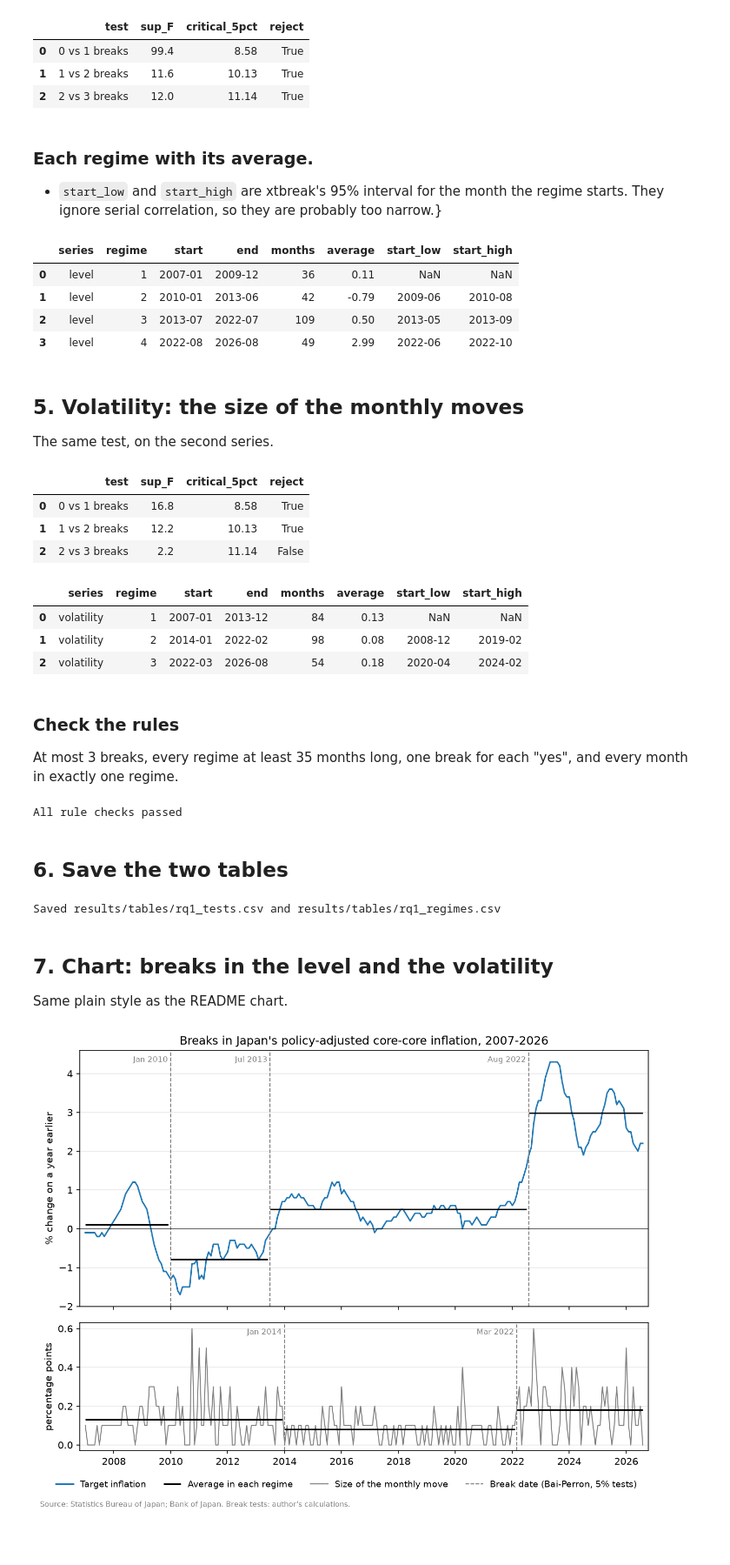
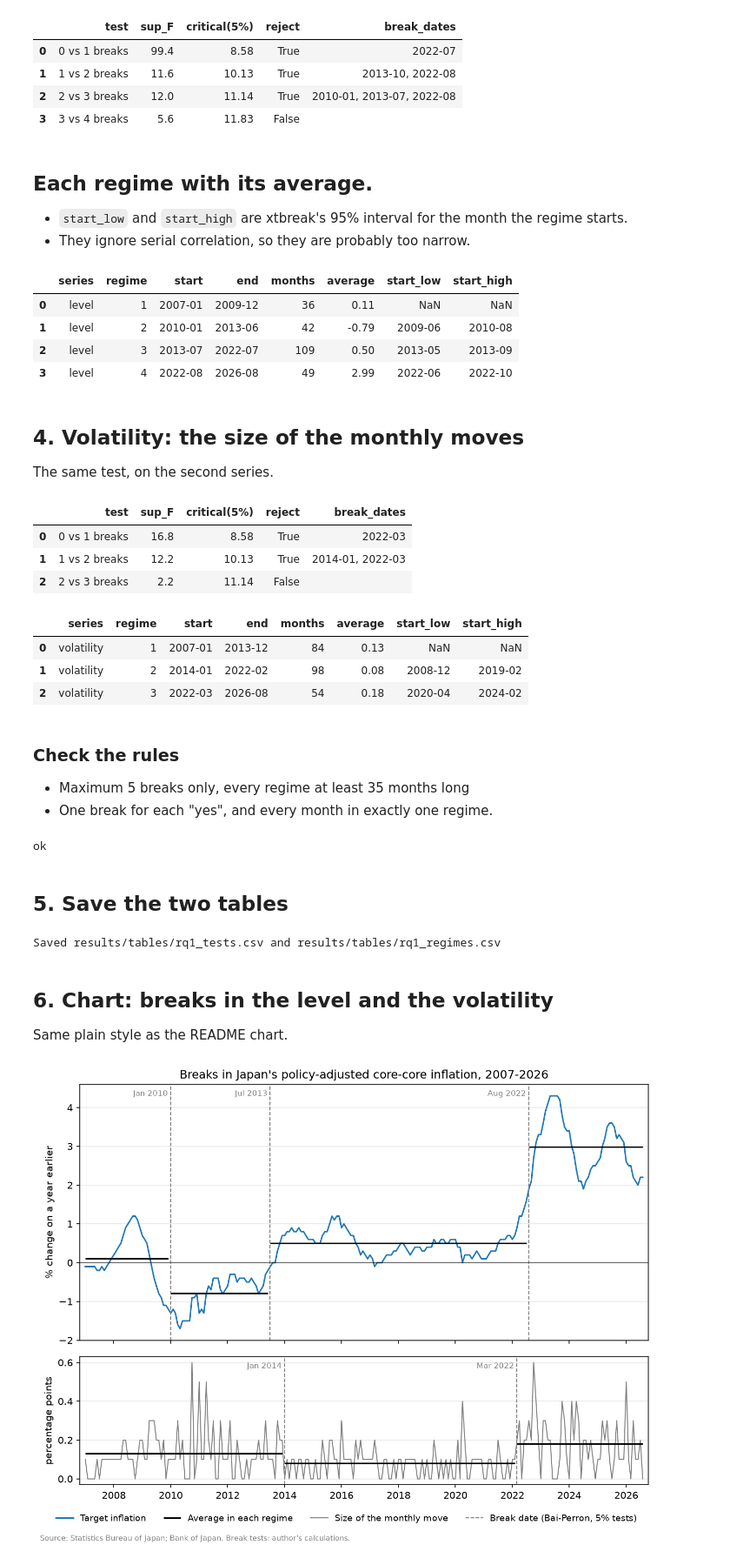
Before and after one commit to tay27890123/japan-inflation-regime-paper, a Jupyter notebook: notebooks/02_rq1_breaks.ipynb, the cells around one changed output. Shown at 87% size. Saved outputs shown, nothing was run; the diff lists cells and outputs as text; code cells hidden in the pictures; blank space fills up the shorter version.

```diff
--- a/notebooks/02_rq1_breaks.ipynb
+++ b/notebooks/02_rq1_breaks.ipynb
@@ -21,9 +22,9 @@ FIGURES = ROOT / "results" / "figures"
 START = "2007-01"
 TRIM = 0.15     # each regime at least 15% of the sample
 HAC_LAGS = 12   # neighbouring YoY rates share 11 months
-MAX_BREAKS = 3
+MAX_BREAKS = 5  # we only have 236 months,so 5 breaks is the most we can test in 15% trimming rules.
 # 5% critical values for "one more break?" (sup-F(l+1|l)), testing a change in the
 # average only, 15% trimming. Source: Bai and Perron (2003), Econometrics Journal 6.
-CRITICAL_5PCT = {1: 8.58, 2: 10.13, 3: 11.14}
+CRITICAL_5PCT = {1: 8.58, 2: 10.13, 3: 11.14, 4: 11.83, 5: 12.25}
 # %% [markdown]
 ## 1. The data
@@ -61,11 +62,0 @@ data[["month", "level", "volatility"]].head()
-# %%
-def chow_f(y, k):
-    """Chow test for a change in the average at position k, with HAC errors."""
-    dummy = (np.arange(len(y)) >= k).astype(float)
-    fit = OLS(y, add_constant(dummy)).fit(cov_type="HAC", cov_kwds={"maxlags": HAC_LAGS})
-    return fit.tvalues[1] ** 2
-
-
-y = data["level"].to_numpy()
-k = months.index("2022-07")  # position of July 2022
-print("Chow F at Jul 2022:", round(chow_f(y, k), 1))
@@ -142,33 +153,38 @@ ok passed
 # %%
 def find_breaks(y):
     """Bai-Perron sequential test: add one break at a time while the test says yes."""
     breaks, tests = [], []
     for l in range(MAX_BREAKS):
         # Split at the current breaks and test each regime for one more break
         edges = [0] + [b[0] for b in breaks] + [len(y)]
         stat = 0.0
         for a, b in zip(edges[:-1], edges[1:]):
             if b - a >= 2 * MIN_LEN:  # only regimes long enough to split
                 stat = max(stat, sup_f(y[a:b], MIN_LEN)[0])
         crit = CRITICAL_5PCT[l + 1]
-        tests.append({"test": f"{l} vs {l + 1} breaks", "sup_F": round(stat, 1),
-                      "critical_5pct": crit, "reject": stat > crit})
+        row = {"test": f"{l} vs {l + 1} breaks", "sup_F": round(stat, 1),
+               "critical(5%)": crit, "reject": stat > crit, "break_dates": ""}
+        tests.append(row)
         if stat <= crit:
             break
         breaks = best_breaks(y, l + 1)
+        # The dates of all breaks after this round (each is the first month of a new regime)
+        row["break_dates"] = ", ".join(months[b[0]] for b in breaks)
     return breaks, tests
 
 
 breaks, tests = find_breaks(y)
 pd.DataFrame(tests)
 # %% [output]
-|  | test | sup_F | critical_5pct | reject |
-| 0 | 0 vs 1 breaks | 99.4 | 8.58 | True |
-| 1 | 1 vs 2 breaks | 11.6 | 10.13 | True |
-| 2 | 2 vs 3 breaks | 12.0 | 11.14 | True |
+|  | test | sup_F | critical(5%) | reject | break_dates |
+| 0 | 0 vs 1 breaks | 99.4 | 8.58 | True | 2022-07 |
+| 1 | 1 vs 2 breaks | 11.6 | 10.13 | True | 2013-10, 2022-08 |
+| 2 | 2 vs 3 breaks | 12.0 | 11.14 | True | 2010-01, 2013-07, 2022-08 |
+| 3 | 3 vs 4 breaks | 5.6 | 11.83 | False |  |
 # %% [markdown]
-### Each regime with its average.
-- `start_low` and `start_high` are xtbreak's 95% interval for the month the regime starts. They ignore serial correlation, so they are probably too narrow.}
+## Each regime with its average.
+- `start_low` and `start_high` are xtbreak's 95% interval for the month the regime starts.
+- They ignore serial correlation, so they are probably too narrow.
 # %%
 def regime_table(name, y, breaks):
     """One row per regime: first and last month, length, average, 95% interval for its start."""
@@ -192,7 +208,7 @@ pd.DataFrame(level_regimes)
 | 2 | level | 3 | 2013-07 | 2022-07 | 109 | 0.50 | 2013-05 | 2013-09 |
 | 3 | level | 4 | 2022-08 | 2026-08 | 49 | 2.99 | 2022-06 | 2022-10 |
 # %% [markdown]
-## 5. Volatility: the size of the monthly moves
+## 4. Volatility: the size of the monthly moves
 
 The same test, on the second series.
 # %%
@@ -203,10 +219,10 @@ volatility_regimes = regime_table("volatility", v, v_breaks)
 display(pd.DataFrame(v_tests))
 pd.DataFrame(volatility_regimes)
 # %% [output]
-|  | test | sup_F | critical_5pct | reject |
-| 0 | 0 vs 1 breaks | 16.8 | 8.58 | True |
-| 1 | 1 vs 2 breaks | 12.2 | 10.13 | True |
-| 2 | 2 vs 3 breaks | 2.2 | 11.14 | False |
+|  | test | sup_F | critical(5%) | reject | break_dates |
+| 0 | 0 vs 1 breaks | 16.8 | 8.58 | True | 2022-03 |
+| 1 | 1 vs 2 breaks | 12.2 | 10.13 | True | 2014-01, 2022-03 |
+| 2 | 2 vs 3 breaks | 2.2 | 11.14 | False |  |
 |  | series | regime | start | end | months | average | start_low | start_high |
 | 0 | volatility | 1 | 2007-01 | 2013-12 | 84 | 0.13 | NaN | NaN |
 | 1 | volatility | 2 | 2014-01 | 2022-02 | 98 | 0.08 | 2008-12 | 2019-02 |
@@ -214,7 +230,8 @@ pd.DataFrame(volatility_regimes)
 # %% [markdown]
 ### Check the rules
 
-At most 3 breaks, every regime at least 35 months long, one break for each "yes", and every month in exactly one regime.
+- Maximum 5 breaks only, every regime at least 35 months long
+- One break for each "yes", and every month in exactly one regime.
 # %%
 for b, t, regimes in [(breaks, tests, level_regimes), (v_breaks, v_tests, volatility_regimes)]:
     edges = [0] + [x[0] for x in b] + [len(data)]
@@ -222,11 +239,11 @@ for b, t, regimes in [(breaks, tests, level_regimes), (v_breaks, v_tests, volati
     assert all(end - start >= MIN_LEN for start, end in zip(edges[:-1], edges[1:]))
     assert len(b) == sum(row["reject"] for row in t)
     assert sum(r["months"] for r in regimes) == len(data)
-print("All rule checks passed")
+print("ok")
 # %% [output]
-All rule checks passed
+ok
 # %% [markdown]
-## 6. Save the two tables
+## 5. Save the two tables
 # %%
 tests_table = pd.DataFrame([{"series": "level", **t} for t in tests]
                            + [{"series": "volatility", **t} for t in v_tests])
@@ -239,7 +256,7 @@ print("Saved results/tables/rq1_tests.csv and results/tables/rq1_regimes.csv")
 # %% [output]
 Saved results/tables/rq1_tests.csv and results/tables/rq1_regimes.csv
 # %% [markdown]
-## 7. Chart: breaks in the level and the volatility
+## 6. Chart: breaks in the level and the volatility
 
 Same plain style as the README chart.
 # %%
```
Also changed, not shown: parts of 14 cells of this notebook, 1 other file.
